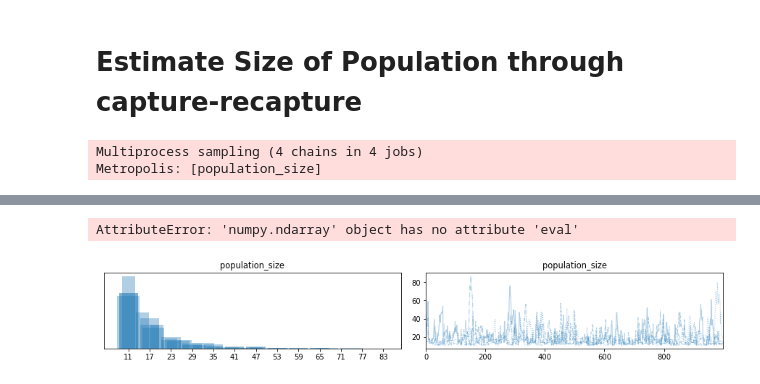
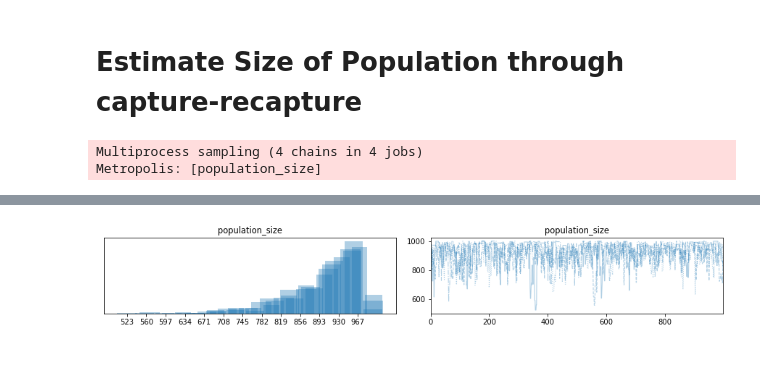
Before and after one commit to vb690/learning_bayes, a Jupyter notebook: books/bayesian_cognitive_modelling/chapter_5.ipynb, the cells around one changed output, grey strips where cells are left out. Cells and saved outputs as stored; diff of their text form; code cells hidden in the pictures.

```diff
--- a/books/bayesian_cognitive_modelling/chapter_5.ipynb
+++ b/books/bayesian_cognitive_modelling/chapter_5.ipynb
@@ -235,20 +286,20 @@ visualize_samples(
 # %%
 model = estimate_recapture(
     observed_recaptured=4,
-    first_sample=10,
-    second_sample=5,
+    first_sample=100,
+    second_sample=100,
     discrete_uniform_kwargs={
-        'lower': 11,
-        'upper': 200
+        'lower': 196,
+        'upper': 1000
     }
 )
-plate, prpc, trace, popc = validate_model(
+prpc, trace, popc = validate_model(
     model,
     PRPC_KWARGS,
     SAMPLING_KWARGS,
-    POPC_KWARGS
+    POPC_KWARGS,
+    show_plate=False
 )
-plate
 # %% [output]
 Multiprocess sampling (4 chains in 4 jobs)
 Metropolis: [population_size]
@@ -258,5 +309,4 @@ The number of effective samples is smaller than 10% for some parameters.
 [interactive output not drawn]
-AttributeError: 'numpy.ndarray' object has no attribute 'eval'
-[figure, old version]
+[figure, new version]
 # %%
 visualize_samples(
```
Also changed, not shown: parts of 14 cells of this notebook, 3 other files.
